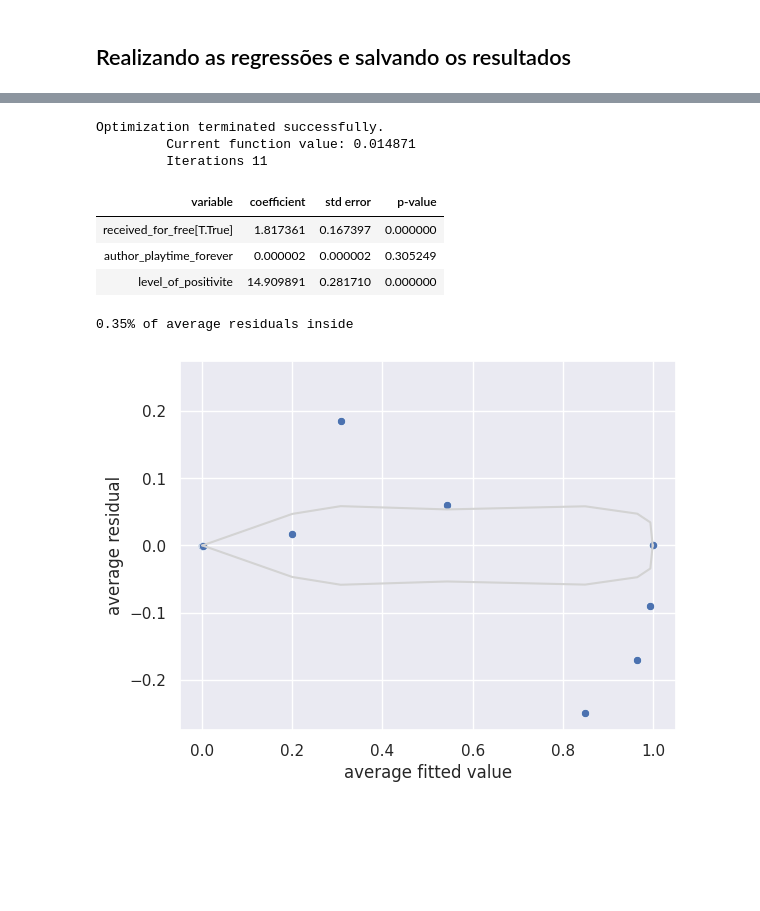
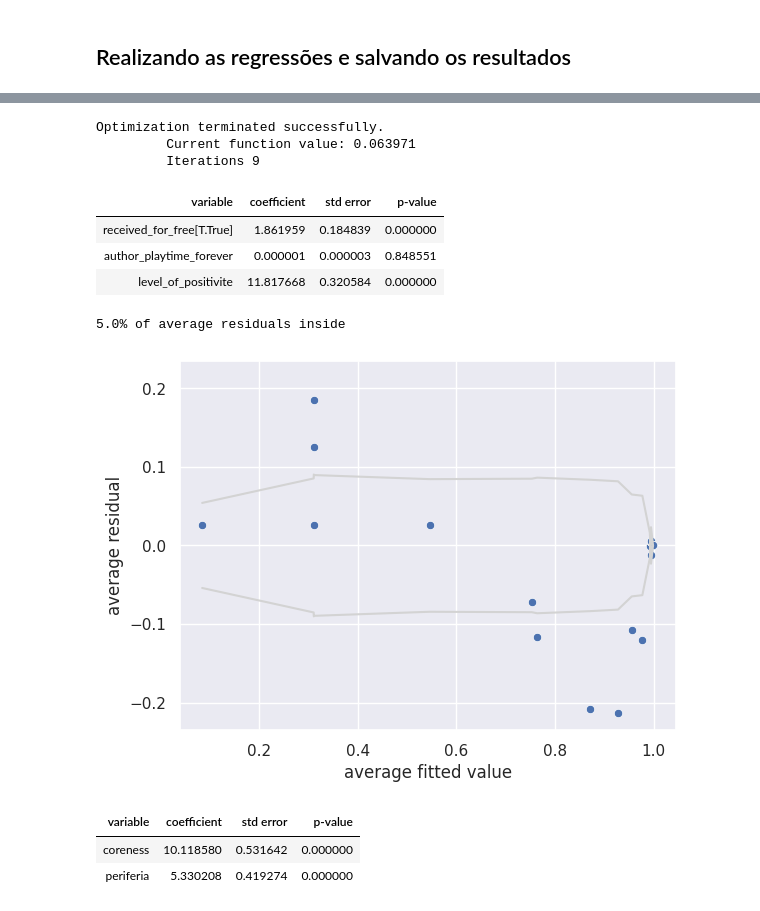
Before and after one commit to DaviReisVieira/projeto-1-redesoc, a Jupyter notebook: 2. Criação de Modelos.ipynb, the cells around one changed output, grey strips where cells are left out. Cells and saved outputs as stored; diff of their text form; code cells hidden in the pictures; blank space fills up the shorter version.

```diff
--- a/2. Criação de Modelos.ipynb
+++ b/2. Criação de Modelos.ipynb
@@ -118,3 +186,6 @@ df_copy = df.copy()
 ## Realizando as regressões e salvando os resultados
 # %%
 import regression as reg
+# %%
+data_df = pd.read_csv('reviews_july_with_coreness.csv')
+data_df.head()
@@ -120,0 +200,3 @@ import regression as reg
+# %%
+data_df['periferia'] = 1- data_df['coreness']
+data_df.head()
@@ -171,16 +281,23 @@ results_b.plot_residuals()
 # %%
-results_e = reg.logistic(data=df_copy, formula='recommended ~ author_playtime_forever + received_for_free + level_of_positivite')
+results_e = reg.logistic(data=data_df, formula='recommended ~ author_playtime_forever + received_for_free + level_of_positivite')
 results_e.micro_summary()
 # %% [output]
 Optimization terminated successfully.
-         Current function value: 0.014871
-         Iterations 11
+         Current function value: 0.063971
+         Iterations 9
 | variable | coefficient | std error | p-value |
-| received_for_free[T.True] | 1.817361 | 0.167397 | 0.000000 |
-| author_playtime_forever | 0.000002 | 0.000002 | 0.305249 |
-| level_of_positivite | 14.909891 | 0.281710 | 0.000000 |
+| received_for_free[T.True] | 1.861959 | 0.184839 | 0.000000 |
+| author_playtime_forever | 0.000001 | 0.000003 | 0.848551 |
+| level_of_positivite | 11.817668 | 0.320584 | 0.000000 |
 # %%
 results_e.plot_residuals()
 # %% [output]
-0.35% of average residuals inside
+5.0% of average residuals inside
-[figure, old version]
+[figure, new version]
+# %%
+results_f = reg.linear(data=data_df, formula='author_num_reviews ~ coreness + periferia')
+results_f.micro_summary()
+# %% [output]
+| variable | coefficient | std error | p-value |
+| coreness | 10.118580 | 0.531642 | 0.000000 |
+| periferia | 5.330208 | 0.419274 | 0.000000 |
```
Also changed, not shown: parts of 22 cells of this notebook, 7 other files.
